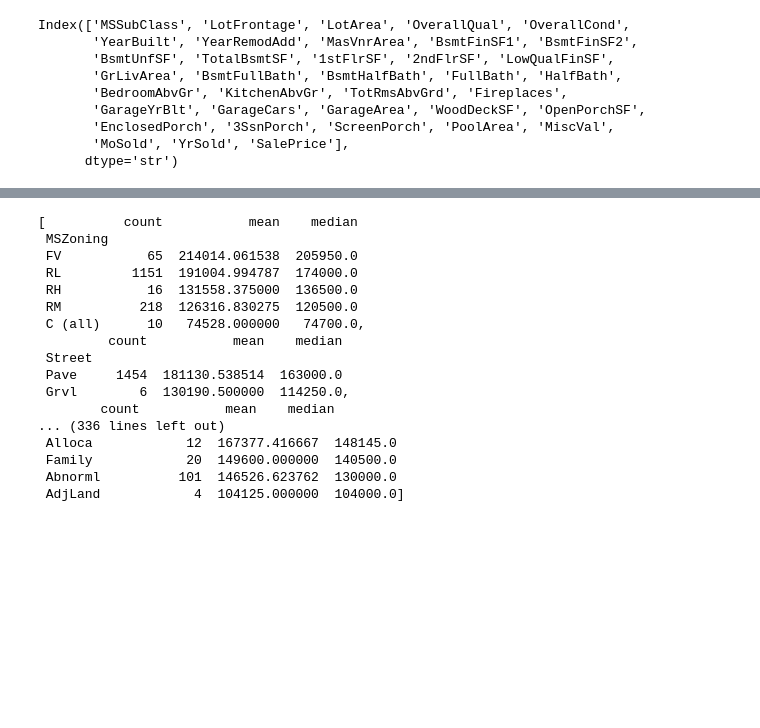
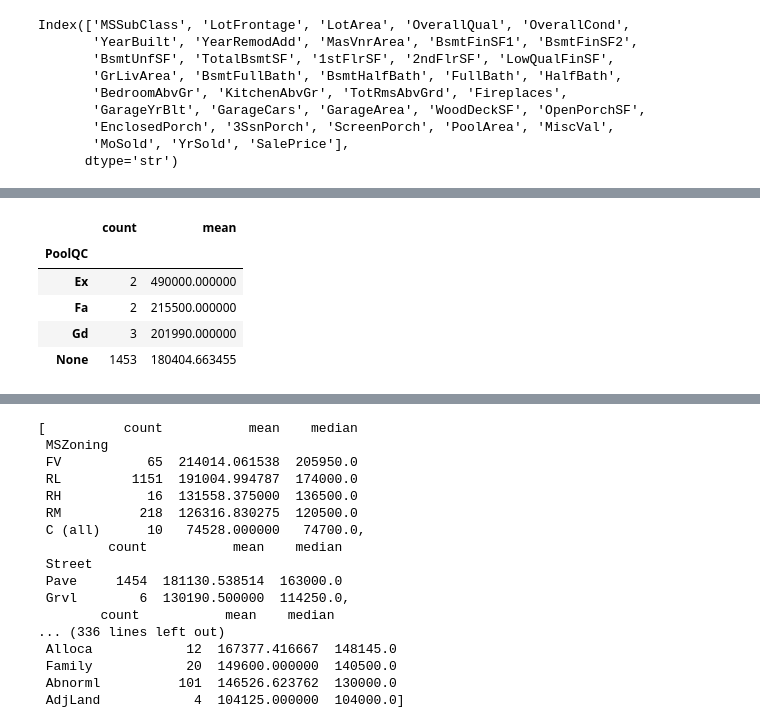
Before and after one commit to kogimurio/house_sales_prediction, a Jupyter notebook: saales_price_predictions.ipynb, the cells around one changed output, grey strips where cells are left out. Drawn from its saved outputs; the diff is of its cells as text; code cells hidden in the pictures; blank space fills up the shorter version.

```diff
--- a/saales_price_predictions.ipynb
+++ b/saales_price_predictions.ipynb
@@ -1869,0 +1952,9 @@ dataset.groupby('HouseStyle')['SalePrice'].agg(['count', 'mean', 'median']).sort
+# %%
+dataset.groupby('PoolQC')['SalePrice'].agg(['count', 'mean'])
+# %% [output]
+|  | count | mean |
+| PoolQC |  |  |
+| Ex | 2 | 490000.000000 |
+| Fa | 2 | 215500.000000 |
+| Gd | 3 | 201990.000000 |
+| None | 1453 | 180404.663455 |
```
Also changed, not shown: parts of 14 cells of this notebook.
